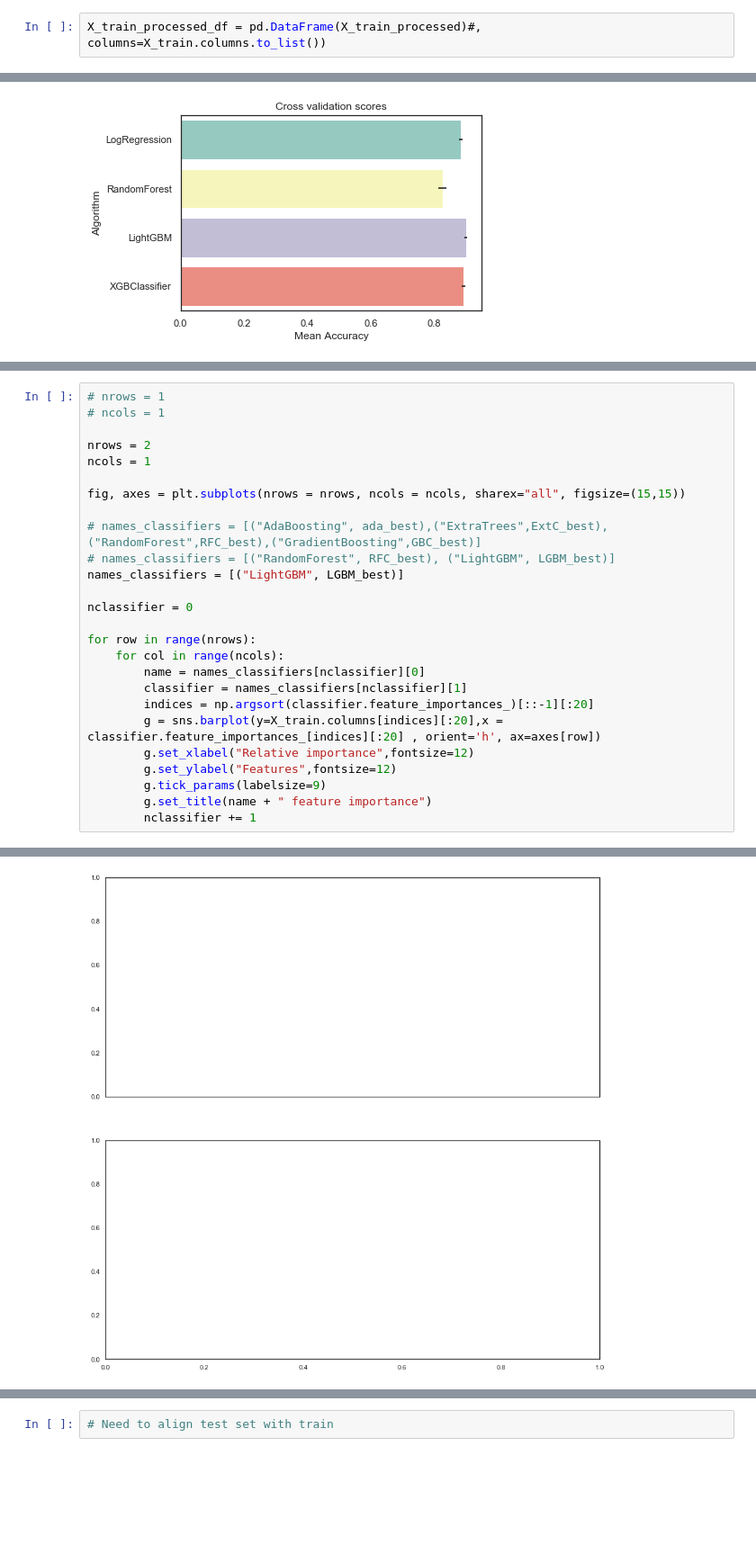
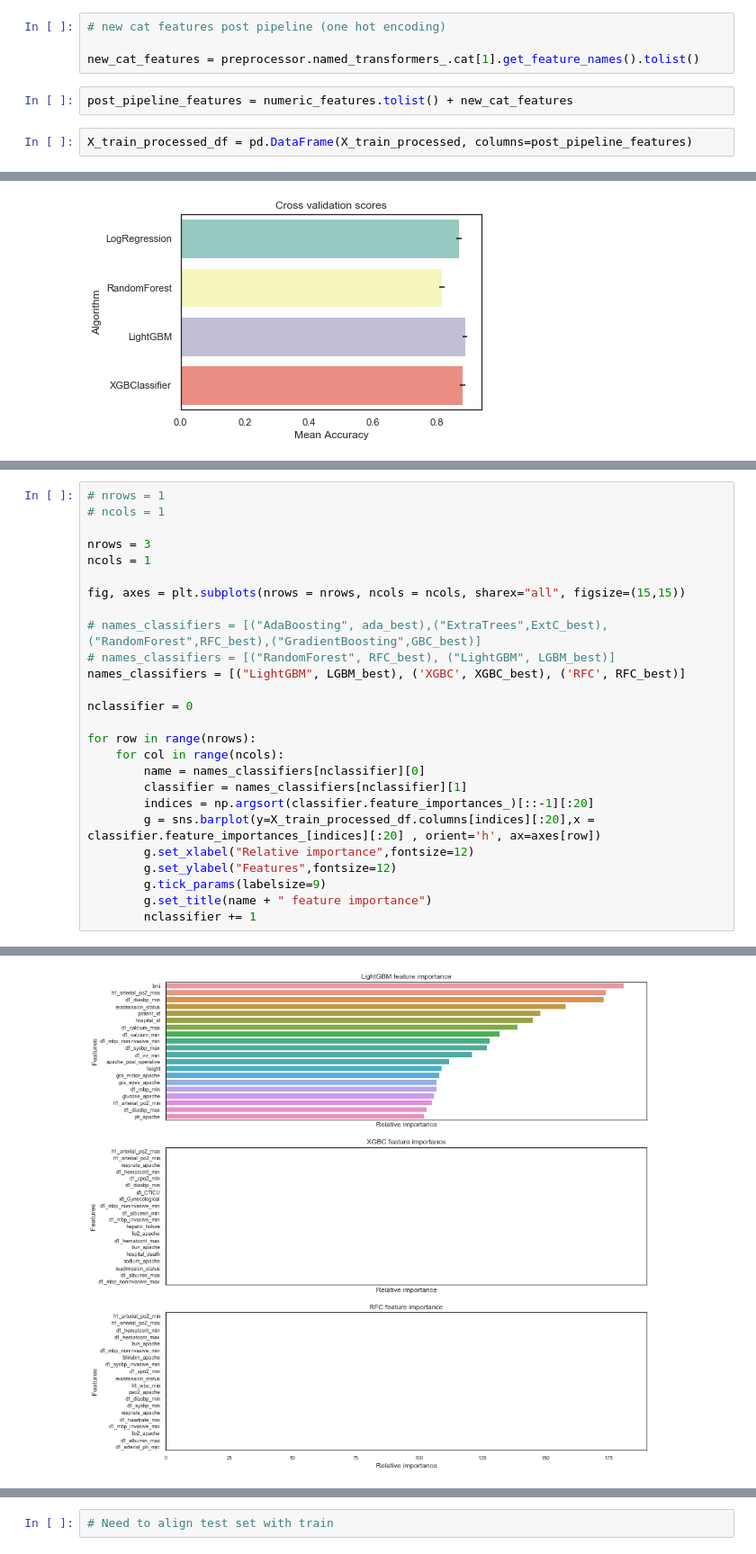
Before and after one commit to dang9/Kaggle_WIDS, a Jupyter notebook: kaggle_WIDS.ipynb, the cells around one changed output, grey strips where cells are left out. Shown at 90% size. Cells and saved outputs as stored; diff of their text form; blank space fills up the shorter version.

```diff
--- a/kaggle_WIDS.ipynb
+++ b/kaggle_WIDS.ipynb
@@ -641,7 +596,13 @@ X_train.head()
 # %%
 X_train_processed = preprocessor.transform(X_train)
+# %%
+# new cat features post pipeline (one hot encoding)
+
+new_cat_features = preprocessor.named_transformers_.cat[1].get_feature_names().tolist()
+# %%
+post_pipeline_features = numeric_features.tolist() + new_cat_features
 # %%
-X_train_processed_df = pd.DataFrame(X_train_processed)#, columns=X_train.columns.to_list())
+X_train_processed_df = pd.DataFrame(X_train_processed, columns=post_pipeline_features)
 # %%
 X_train_processed_df
 # %% [output]
@@ -953,14 +970,14 @@ KeyboardInterrupt:
 # nrows = 1
 # ncols = 1
 
-nrows = 2
+nrows = 3
 ncols = 1
 
 fig, axes = plt.subplots(nrows = nrows, ncols = ncols, sharex="all", figsize=(15,15))
 
 # names_classifiers = [("AdaBoosting", ada_best),("ExtraTrees",ExtC_best),("RandomForest",RFC_best),("GradientBoosting",GBC_best)]
 # names_classifiers = [("RandomForest", RFC_best), ("LightGBM", LGBM_best)]
-names_classifiers = [("LightGBM", LGBM_best)]
+names_classifiers = [("LightGBM", LGBM_best), ('XGBC', XGBC_best), ('RFC', RFC_best)]
 
 nclassifier = 0
 
@@ -969,7 +986,7 @@ for row in range(nrows):
         name = names_classifiers[nclassifier][0]
         classifier = names_classifiers[nclassifier][1]
         indices = np.argsort(classifier.feature_importances_)[::-1][:20]
-        g = sns.barplot(y=X_train.columns[indices][:20],x = classifier.feature_importances_[indices][:20] , orient='h', ax=axes[row])
+        g = sns.barplot(y=X_train_processed_df.columns[indices][:20],x = classifier.feature_importances_[indices][:20] , orient='h', ax=axes[row])
         g.set_xlabel("Relative importance",fontsize=12)
         g.set_ylabel("Features",fontsize=12)
         g.tick_params(labelsize=9)
@@ -980 +996 @@ AttributeError: 'numpy.ndarray' object has no attribute 'columns'
-[figure, old version]
+[figure, new version]
```
Also changed, not shown: parts of 71 cells of this notebook, 8 other files.
